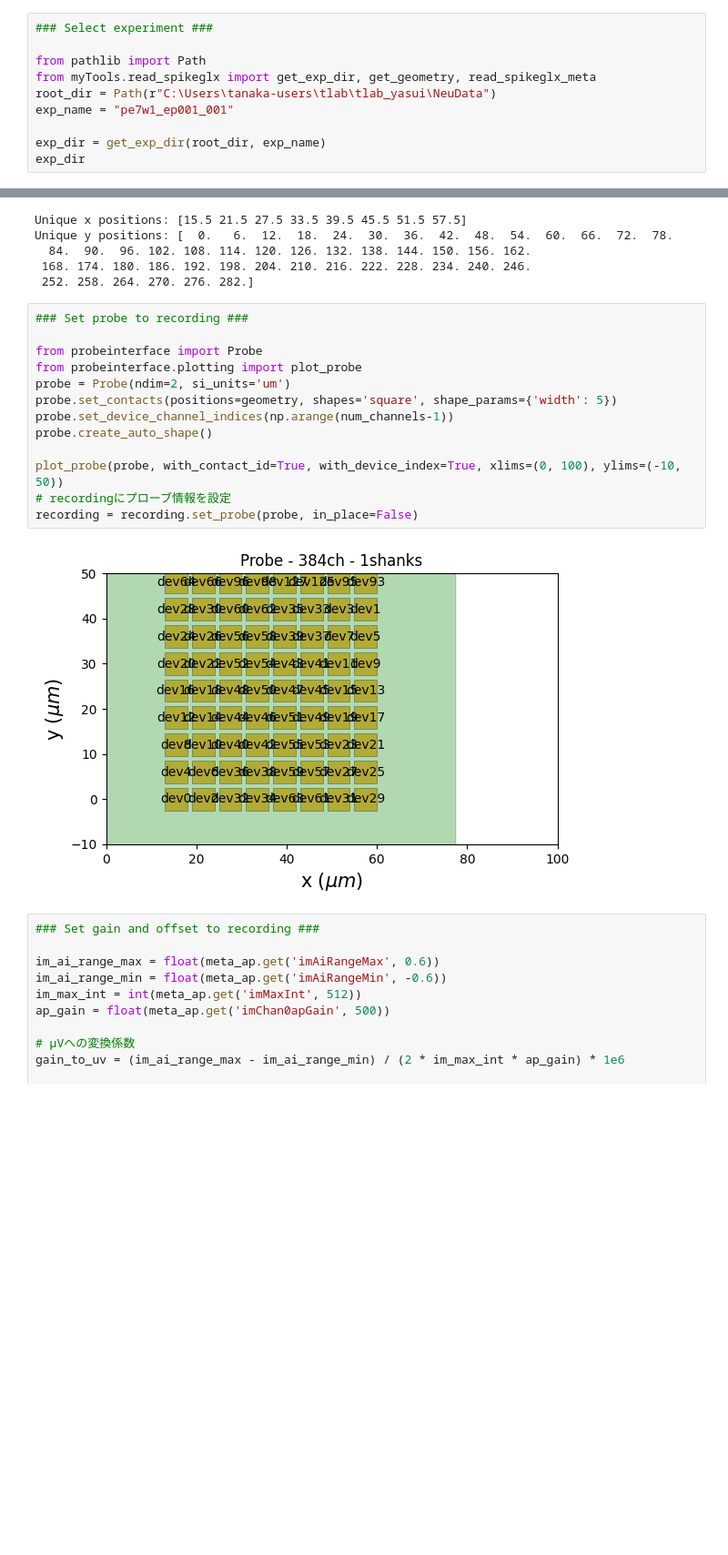
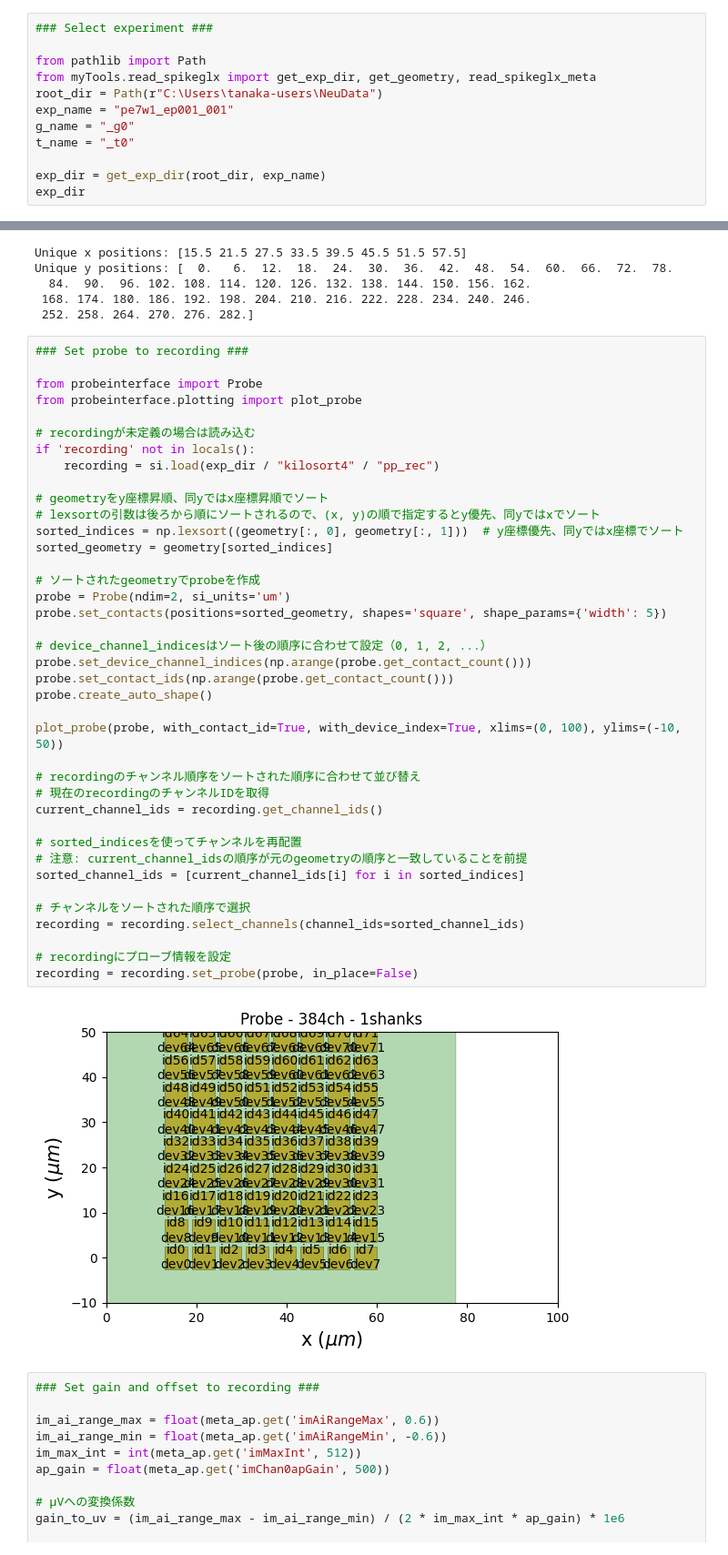
Before and after one commit to void1211/mySpikeinterface, a Jupyter notebook: main_sorting.ipynb, the cells around one changed output, grey strips where cells are left out. Shown: that part at 91% size. Drawn from its saved outputs; the diff is of its cells as text; blank space fills up the shorter version.

```diff
--- a/main_sorting.ipynb
+++ b/main_sorting.ipynb
@@ -25,8 +23,10 @@ KeyboardInterrupt:
 
 from pathlib import Path
 from myTools.read_spikeglx import get_exp_dir, get_geometry, read_spikeglx_meta
-root_dir = Path(r"C:\Users\tanaka-users\tlab\tlab_yasui\NeuData")
+root_dir = Path(r"C:\Users\tanaka-users\NeuData")
 exp_name = "pe7w1_ep001_001"
+g_name = "_g0"
+t_name = "_t0"
 
 exp_dir = get_exp_dir(root_dir, exp_name)
 exp_dir
@@ -99,18 +100,44 @@ Unique y positions: [  0.   6.  12.  18.  24.  30.  36.  42.  48.  54.  60.  66.
 # %%
 ### Set probe to recording ###
 
 from probeinterface import Probe
 from probeinterface.plotting import plot_probe
+
+# recordingが未定義の場合は読み込む
+if 'recording' not in locals():
+    recording = si.load(exp_dir / "kilosort4" / "pp_rec")
+
+# geometryをy座標昇順、同yではx座標昇順でソート
+# lexsortの引数は後ろから順にソートされるので、(x, y)の順で指定するとy優先、同yではxでソート
+sorted_indices = np.lexsort((geometry[:, 0], geometry[:, 1]))  # y座標優先、同yではx座標でソート
+sorted_geometry = geometry[sorted_indices]
+
+# ソートされたgeometryでprobeを作成
 probe = Probe(ndim=2, si_units='um')
-probe.set_contacts(positions=geometry, shapes='square', shape_params={'width': 5})
-probe.set_device_channel_indices(np.arange(num_channels-1))
+probe.set_contacts(positions=sorted_geometry, shapes='square', shape_params={'width': 5})
+
+# device_channel_indicesはソート後の順序に合わせて設定（0, 1, 2, ...）
+probe.set_device_channel_indices(np.arange(probe.get_contact_count()))
+probe.set_contact_ids(np.arange(probe.get_contact_count()))
 probe.create_auto_shape()
 
 plot_probe(probe, with_contact_id=True, with_device_index=True, xlims=(0, 100), ylims=(-10, 50))
+
+# recordingのチャンネル順序をソートされた順序に合わせて並び替え
+# 現在のrecordingのチャンネルIDを取得
+current_channel_ids = recording.get_channel_ids()
+
+# sorted_indicesを使ってチャンネルを再配置
+# 注意: current_channel_idsの順序が元のgeometryの順序と一致していることを前提
+sorted_channel_ids = [current_channel_ids[i] for i in sorted_indices]
+
+# チャンネルをソートされた順序で選択
+recording = recording.select_channels(channel_ids=sorted_channel_ids)
+
 # recordingにプローブ情報を設定
 recording = recording.set_probe(probe, in_place=False)
 # %% [output]
-[figure, old version]
+[figure, new version]
 # %%
 ### Set gain and offset to recording ###
 
```
Also changed, not shown: parts of 14 cells of this notebook.
